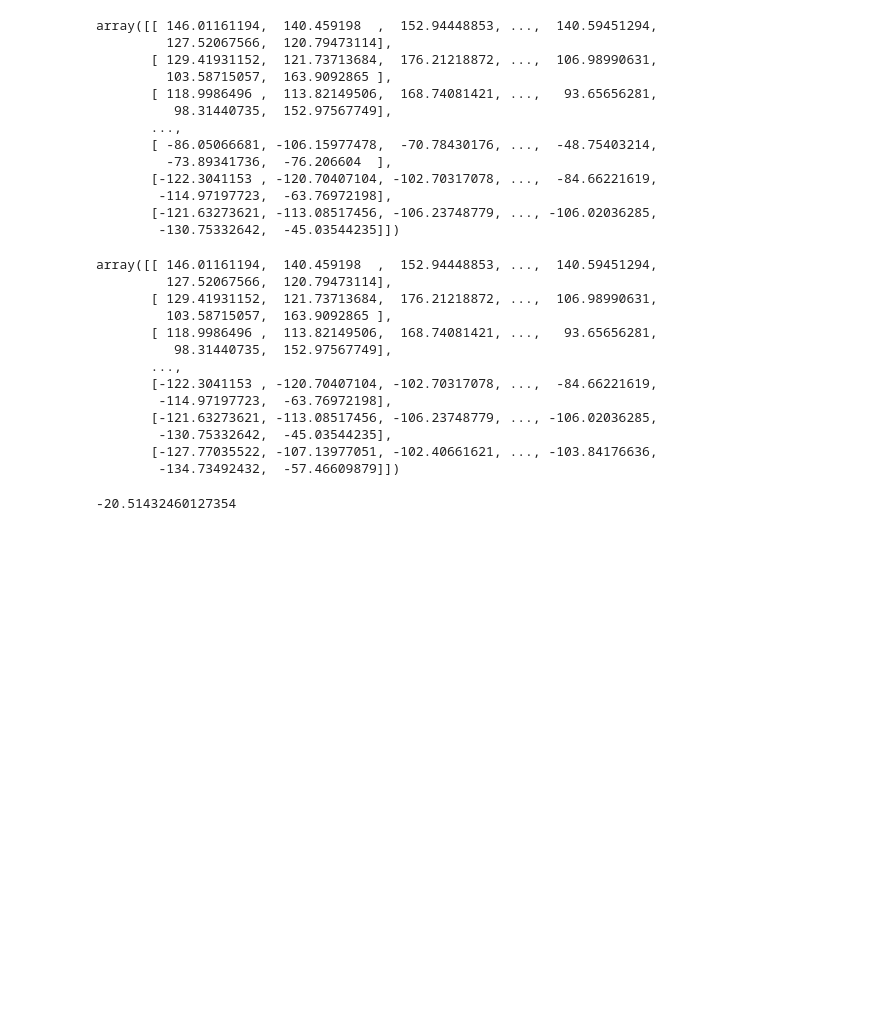
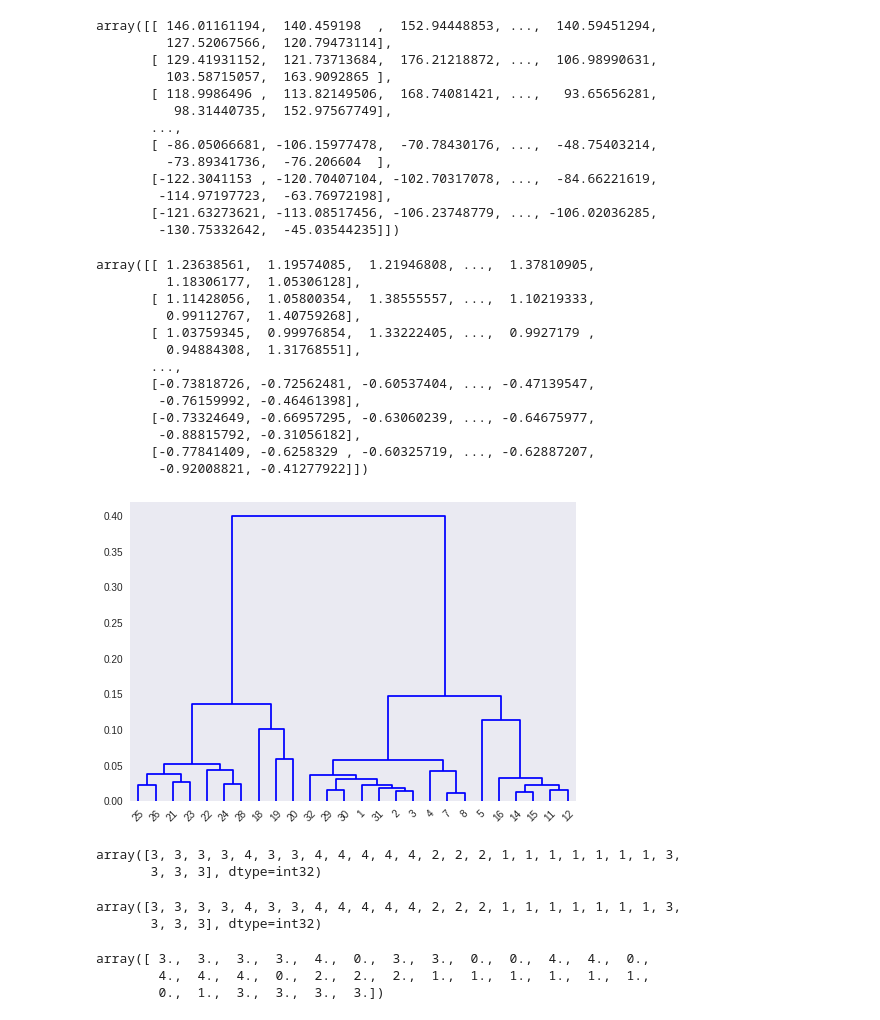
Before and after one commit to hfloresr/BrainCluster, a Jupyter notebook: notebooks/dendogram.ipynb, the cells around one changed output. Saved outputs shown, nothing was run; the diff lists cells and outputs as text; code cells hidden in the pictures; blank space fills up the shorter version.

Commit message:
notebook for post cluster and started creating class for clustering LFP signals

```diff
--- a/notebooks/dendogram.ipynb
+++ b/notebooks/dendogram.ipynb
@@ -200,24 +200,20 @@ for i in range(num_epochs):
         chns.difference({10})
 
     ioffset = i * rate
-    preprocessing.scale(Z_post[ioffset:ioffset+rate, list(chns)], copy=False)
+    Z_post[ioffset:ioffset+rate, list(chns)] = preprocessing.scale(Z_post[ioffset:ioffset+rate, list(chns)])
 # %%
 Z_post[:1000, list(good_channels)]
 # %% [output]
-array([[ 146.01161194,  140.459198  ,  152.94448853, ...,  140.59451294,
-         127.52067566,  120.79473114],
-       [ 129.41931152,  121.73713684,  176.21218872, ...,  106.98990631,
-         103.58715057,  163.9092865 ],
-       [ 118.9986496 ,  113.82149506,  168.74081421, ...,   93.65656281,
-          98.31440735,  152.97567749],
+array([[ 1.23638561,  1.19574085,  1.21946808, ...,  1.37810905,
+         1.18306177,  1.05306128],
+       [ 1.11428056,  1.05800354,  1.38555557, ...,  1.10219333,
+         0.99112767,  1.40759268],
+       [ 1.03759345,  0.99976854,  1.33222405, ...,  0.9927179 ,
+         0.94884308,  1.31768551],
        ...,
-       [-122.3041153 , -120.70407104, -102.70317078, ...,  -84.66221619,
-        -114.97197723,  -63.76972198],
-       [-121.63273621, -113.08517456, -106.23748779, ..., -106.02036285,
-        -130.75332642,  -45.03544235],
-       [-127.77035522, -107.13977051, -102.40661621, ..., -103.84176636,
-        -134.73492432,  -57.46609879]])
+       [-0.73818726, -0.72562481, -0.60537404, ..., -0.47139547,
+        -0.76159992, -0.46461398],
+       [-0.73324649, -0.66957295, -0.63060239, ..., -0.64675977,
+        -0.88815792, -0.31056182],
+       [-0.77841409, -0.6258329 , -0.60325719, ..., -0.62887207,
+        -0.92008821, -0.41277922]])
-# %%
-np.mean(Z_post[:1000, list(good_channels)])
-# %% [output]
--20.51432460127354
@@ -223,0 +225,22 @@ np.mean(Z_post[:1000, list(good_channels)])
+# %%
+fig, ax = plt.subplots()
+ax.grid(False)
+i = 0  # epoch 1
+ioffset = i * rate
+Z_clust = linkage(Z_post[ioffset:ioffset+rate, list(good_channels)].T, 'complete', 'correlation')
+labels = [i for i in range(1, 33) if i not in bad_channels+1]
+dend = dendrogram(Z_clust, color_threshold=0, labels=labels)
+# %% [output]
+[figure, added]
+# %%
+k = 4
+clusters = fcluster(Z_clust, k, criterion='maxclust')
+clusters
+# %% [output]
+array([3, 3, 3, 3, 4, 3, 3, 4, 4, 4, 4, 4, 2, 2, 2, 1, 1, 1, 1, 1, 1, 1, 3,
+       3, 3, 3], dtype=int32)
+# %%
+clusters
+# %% [output]
+array([3, 3, 3, 3, 4, 3, 3, 4, 4, 4, 4, 4, 2, 2, 2, 1, 1, 1, 1, 1, 1, 1, 3,
+       3, 3, 3], dtype=int32)
@@ -223,0 +255,6 @@ np.mean(Z_post[:1000, list(good_channels)])
+# %%
+clusters2
+# %% [output]
+array([ 3.,  3.,  3.,  3.,  4.,  0.,  3.,  3.,  0.,  0.,  4.,  4.,  0.,
+        4.,  4.,  4.,  0.,  2.,  2.,  2.,  1.,  1.,  1.,  1.,  1.,  1.,
+        0.,  1.,  3.,  3.,  3.,  3.])
```
Also changed, not shown: parts of 13 cells of this notebook, 1 other file.
